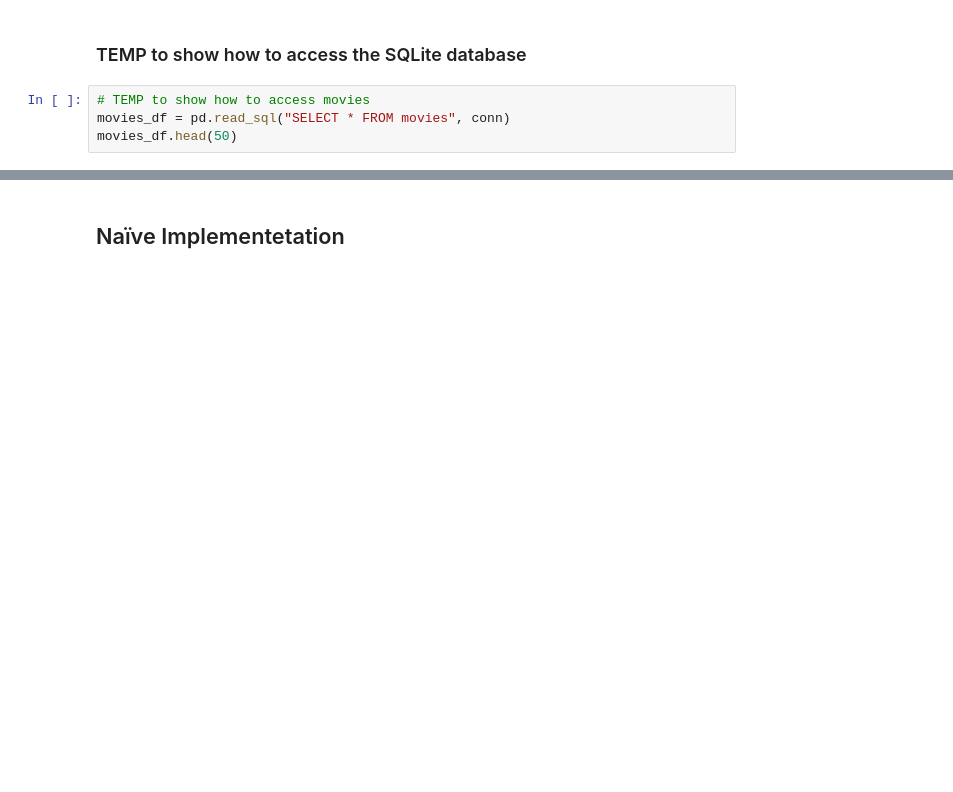
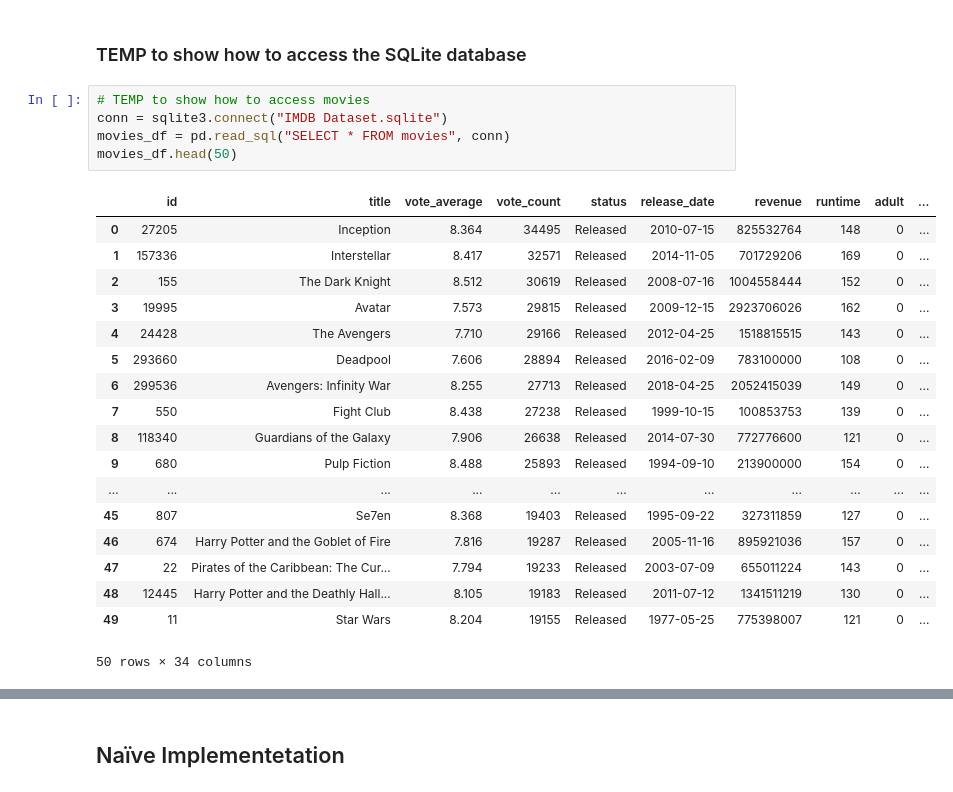
Before and after one commit to TunaConnoisseur/COMP30770-Big-Data, a Jupyter notebook: IMDB Notebook.ipynb, the cells around one changed output, grey strips where cells are left out. Cells and saved outputs as stored; diff of their text form; blank space fills up the shorter version.

```diff
--- a/IMDB Notebook.ipynb
+++ b/IMDB Notebook.ipynb
@@ -107,7 +127,27 @@ movie_genres_df.to_sql('movie_genres', conn, if_exists='replace', index=False)
 ### TEMP to show how to access the SQLite database
 # %%
 # TEMP to show how to access movies
+conn = sqlite3.connect("IMDB Dataset.sqlite")
 movies_df = pd.read_sql("SELECT * FROM movies", conn)
 movies_df.head(50)
+# %% [output]
+|  | id | title | vote_average | vote_count | status | release_date | revenue | runtime | adult | ... |
+| 0 | 27205 | Inception | 8.364 | 34495 | Released | 2010-07-15 | 825532764 | 148 | 0 | ... |
+| 1 | 157336 | Interstellar | 8.417 | 32571 | Released | 2014-11-05 | 701729206 | 169 | 0 | ... |
+| 2 | 155 | The Dark Knight | 8.512 | 30619 | Released | 2008-07-16 | 1004558444 | 152 | 0 | ... |
+| 3 | 19995 | Avatar | 7.573 | 29815 | Released | 2009-12-15 | 2923706026 | 162 | 0 | ... |
+| 4 | 24428 | The Avengers | 7.710 | 29166 | Released | 2012-04-25 | 1518815515 | 143 | 0 | ... |
+| 5 | 293660 | Deadpool | 7.606 | 28894 | Released | 2016-02-09 | 783100000 | 108 | 0 | ... |
+| 6 | 299536 | Avengers: Infinity War | 8.255 | 27713 | Released | 2018-04-25 | 2052415039 | 149 | 0 | ... |
+| 7 | 550 | Fight Club | 8.438 | 27238 | Released | 1999-10-15 | 100853753 | 139 | 0 | ... |
+| 8 | 118340 | Guardians of the Galaxy | 7.906 | 26638 | Released | 2014-07-30 | 772776600 | 121 | 0 | ... |
+| 9 | 680 | Pulp Fiction | 8.488 | 25893 | Released | 1994-09-10 | 213900000 | 154 | 0 | ... |
+| ... | ... | ... | ... | ... | ... | ... | ... | ... | ... | ... |
+| 45 | 807 | Se7en | 8.368 | 19403 | Released | 1995-09-22 | 327311859 | 127 | 0 | ... |
+| 46 | 674 | Harry Potter and the Goblet of Fire | 7.816 | 19287 | Released | 2005-11-16 | 895921036 | 157 | 0 | ... |
+| 47 | 22 | Pirates of the Caribbean: The Cur... | 7.794 | 19233 | Released | 2003-07-09 | 655011224 | 143 | 0 | ... |
+| 48 | 12445 | Harry Potter and the Deathly Hall... | 8.105 | 19183 | Released | 2011-07-12 | 1341511219 | 130 | 0 | ... |
+| 49 | 11 | Star Wars | 8.204 | 19155 | Released | 1977-05-25 | 775398007 | 121 | 0 | ... |
+50 rows × 34 columns
 # %%
 # TEMP TO show how to access genres
```
Also changed, not shown: parts of 13 cells of this notebook.
